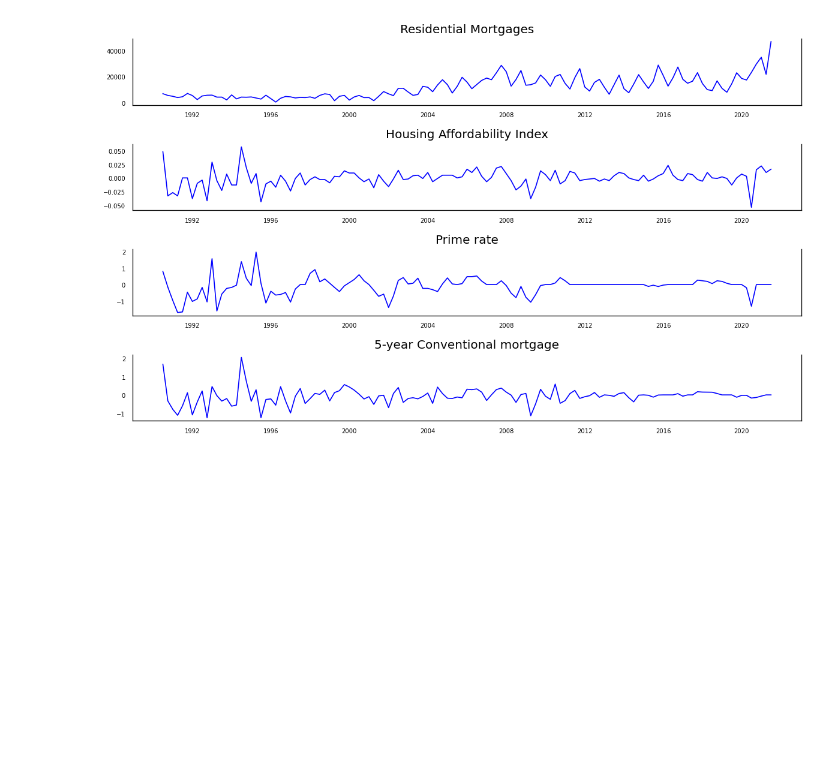
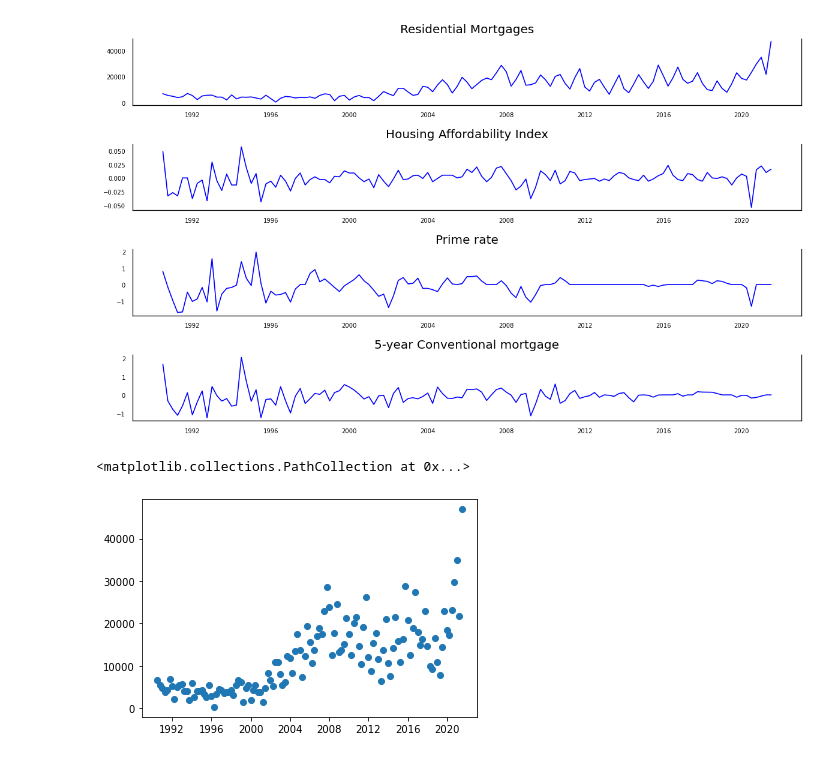
Before and after one commit to benjaminweymouth/Housing-Market-Forecasting-Time-Series-Analysis, a Jupyter notebook: Python Code/Qualitative_Multivariate Time Series.ipynb, the cells around one changed output. Drawn from its saved outputs; the diff is of its cells as text; code cells hidden in the pictures; blank space fills up the shorter version.

Commit message:
Scatter Plots added

```diff
--- a/Python Code/Qualitative_Multivariate Time Series.ipynb
+++ b/Python Code/Qualitative_Multivariate Time Series.ipynb
@@ -639,3 +639,9 @@ for i, ax in enumerate(axes.flatten()):
 plt.tight_layout();
 # %% [output]
 [figure]
+# %%
+# Create a scatter plot of the data
+plt.scatter(data_d.index, data_d['Residential Mortgages'])
+# %% [output]
+<matplotlib.collections.PathCollection at 0x...>
+[figure, added]
```
Also changed, not shown: parts of 5 cells of this notebook.
